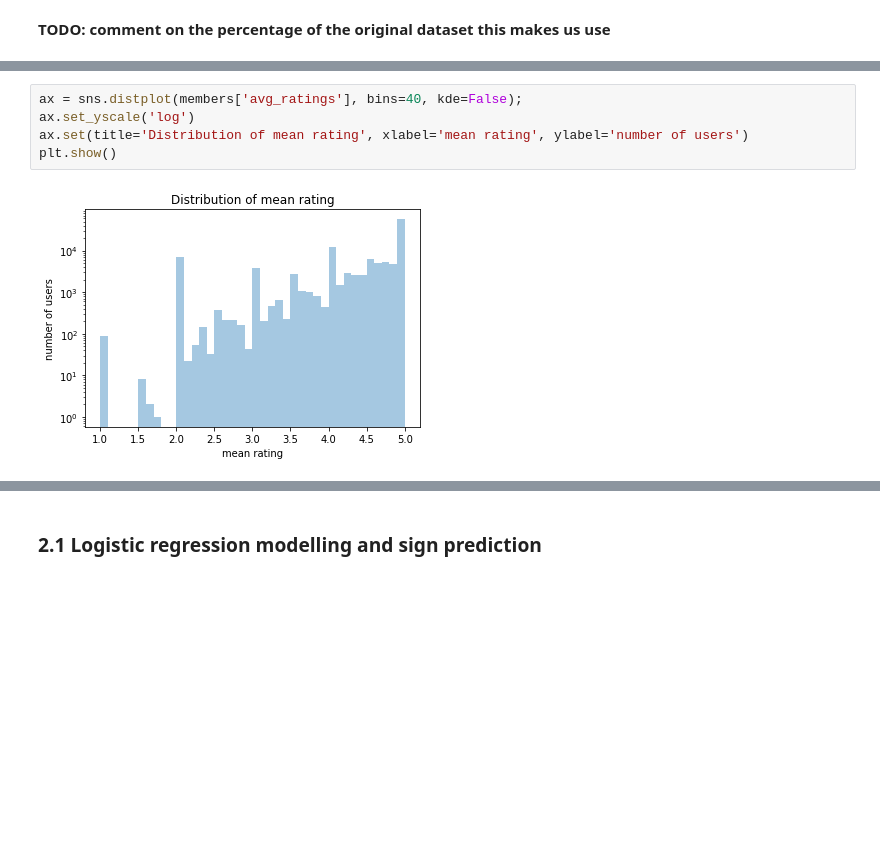
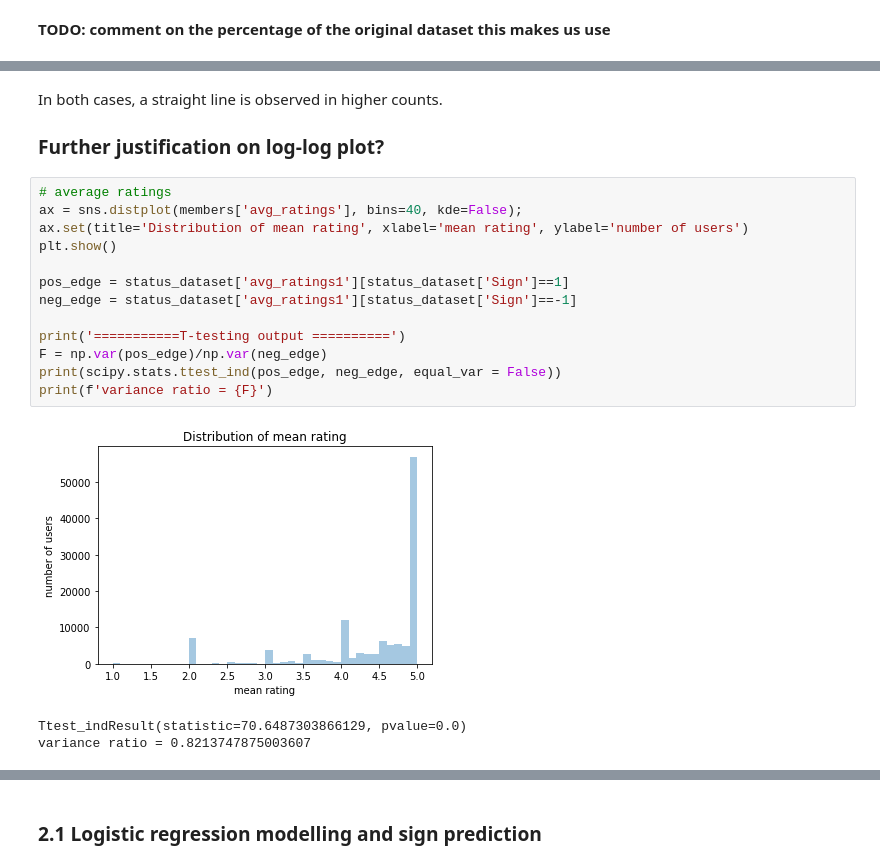
Before and after one commit to epfl-ada/ada-2020-project-milestone-p3-p3_adagio, a Jupyter notebook: preprocessing.ipynb, the cells around one changed output, grey strips where cells are left out. Saved outputs shown, nothing was run; the diff lists cells and outputs as text; blank space fills up the shorter version.

```diff
--- a/preprocessing.ipynb
+++ b/preprocessing.ipynb
@@ -306,8 +360,21 @@ plt.show()
+# %% [markdown]
+In both cases, a straight line is observed in higher counts.
+### Further justification on log-log plot?
 # %%
+# average ratings
 ax = sns.distplot(members['avg_ratings'], bins=40, kde=False);
-ax.set_yscale('log')
 ax.set(title='Distribution of mean rating', xlabel='mean rating', ylabel='number of users')
 plt.show()
+
+pos_edge = status_dataset['avg_ratings1'][status_dataset['Sign']==1]
+neg_edge = status_dataset['avg_ratings1'][status_dataset['Sign']==-1]
+
+print('===========T-testing output ==========')
+F = np.var(pos_edge)/np.var(neg_edge)
+print(scipy.stats.ttest_ind(pos_edge, neg_edge, equal_var = False))
+print(f'variance ratio = {F}')
 # %% [output]
-[figure, old version]
+[figure, new version]
+Ttest_indResult(statistic=70.6487303866129, pvalue=0.0)
+variance ratio = 0.8213747875003607
 # %%
```
Also changed, not shown: parts of 13 cells of this notebook.
